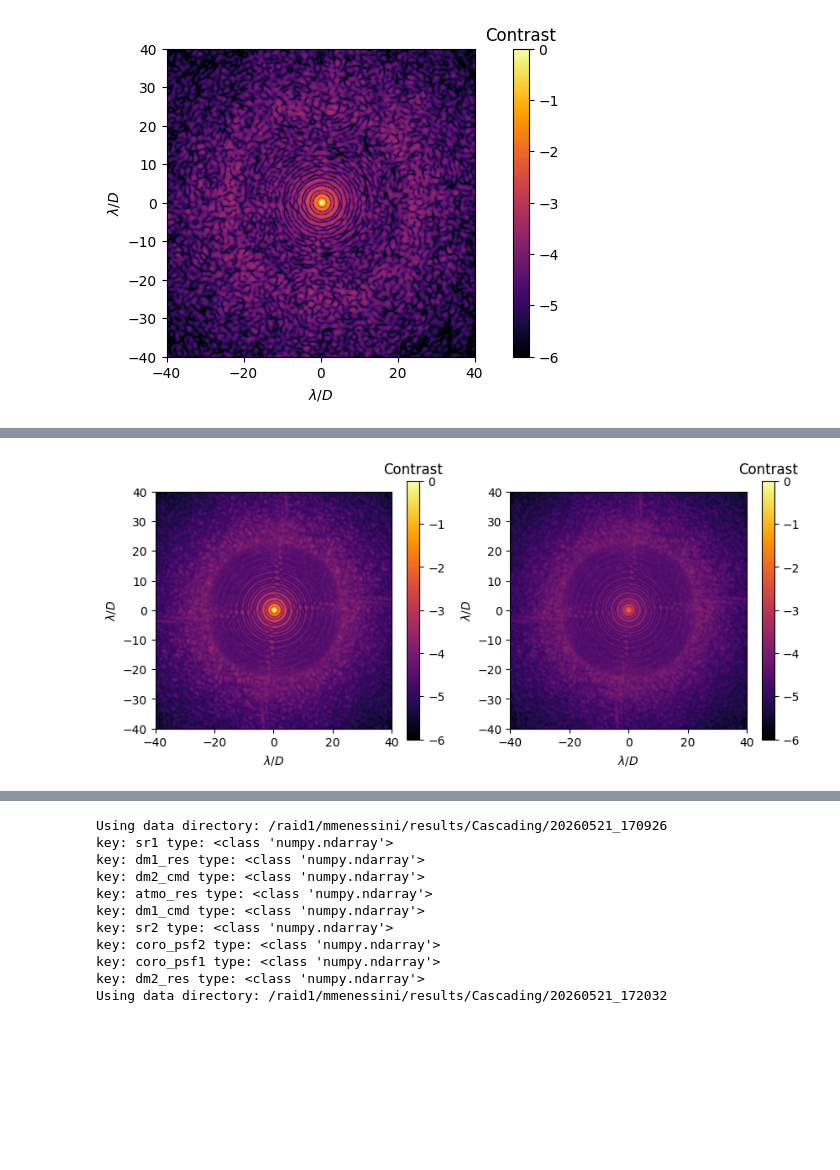
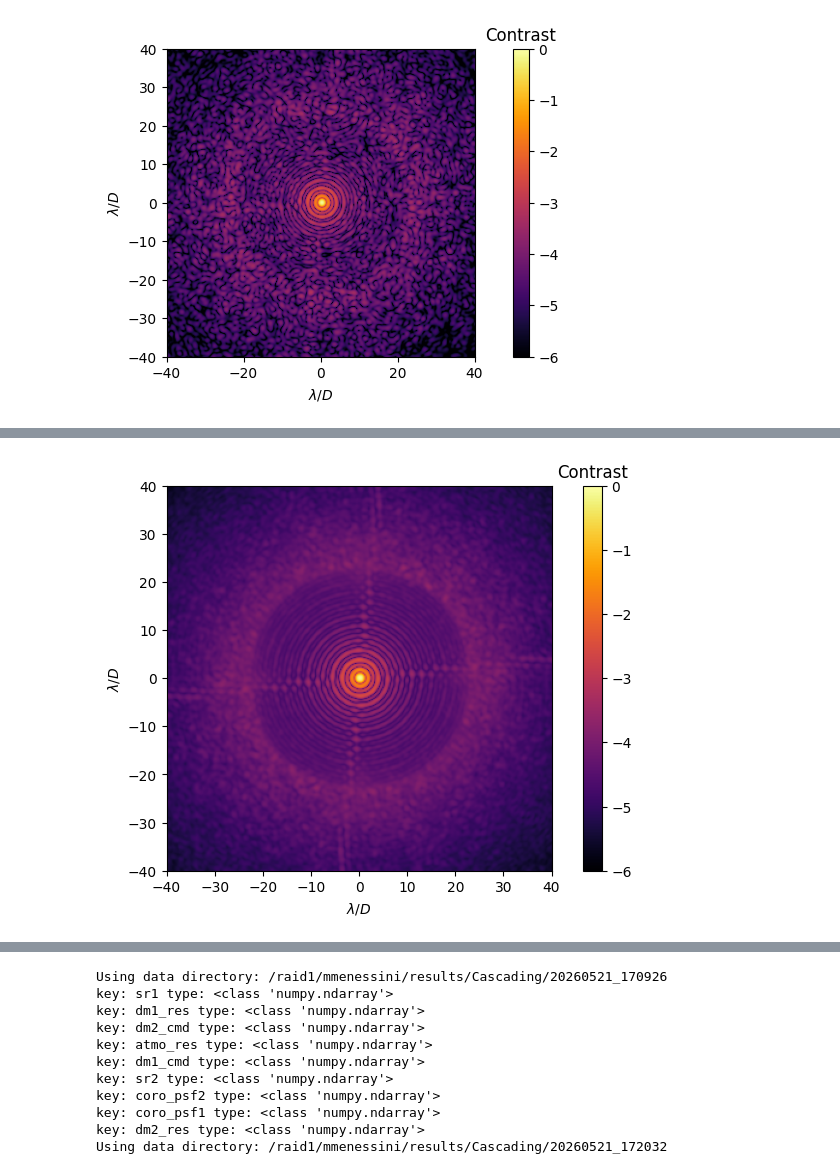
Before and after one commit to Menessao/SPECULA, a Jupyter notebook: config/SensorFusion/paperPlots.ipynb, the cells around one changed output, grey strips where cells are left out. Drawn from its saved outputs; the diff is of its cells as text; code cells hidden in the pictures; blank space fills up the shorter version.

```diff
--- a/config/SensorFusion/paperPlots.ipynb
+++ b/config/SensorFusion/paperPlots.ipynb
@@ -62,5 +51,5 @@ show_psf(psf_dl, title='DL', cmap='inferno', ext=0.5, oversampling=oversampling,
 # %%
-data = get_sim_data(root_dir=ekarus_dir) #,tn='20260527_101141',tn='20260527_122941'
+data = get_sim_data(root_dir=cascading_dir,tn='20260527_122941') #,tn='20260527_122941
 
 try:
     amps = data['atmo_phase'][:,0,:,:]
@@ -174,15 +178,18 @@ show_psf(coro_psf_std, cmap='inferno', ext=0.5, oversampling=4, vmin=-4.5, maxVa
 # %%
 
 # psf_std = np.zeros_like(test_psf)
 psf_int = np.zeros_like(test_psf)
-N = 4000
+N = 8000
 for j in range(2000,2000+N):
     psf_int += calc_psf(phases[j]*2*np.pi/750, 1-mask, imwidth=int(mask.shape[1]*oversampling), normalize=True, xp=np, complex_dtype=complex)/N
 
 # for j in range(2000,2000+N):
 #     psf_std += (calc_psf(phases[j]*2*np.pi/750, 1-mask, imwidth=int(mask.shape[1]*oversampling), normalize=True, xp=np, complex_dtype=complex)-psf_int)**2/N
 # psf_std = np.sqrt(psf_std)
+
+plt.figure(figsize=(8,5))
+show_psf(psf_int, cmap='inferno', ext=0.5, oversampling=4, vmin=-6, maxVal=np.max(psf_dl))
 # %% [output]
-[figure, old version]
+[figure, new version]
 # %%
 rad_coro_psf, dist = compute_radial_profile(coro_psf_std)
```
Also changed, not shown: parts of 5 cells of this notebook, 13 other files.
